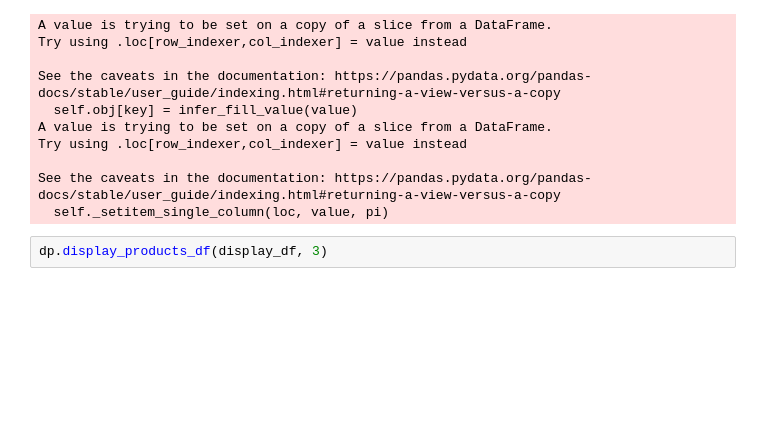
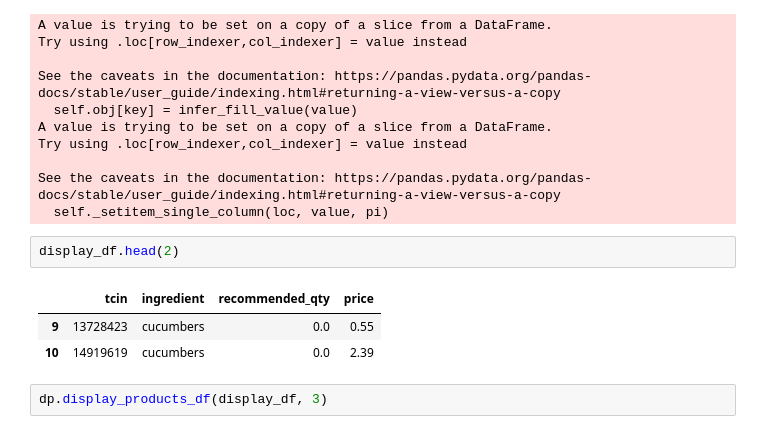
Before and after one commit to dianewoodbridge/target_recipe_project, a Jupyter notebook: code/notebook/testing_framework.ipynb, the cells around one changed output. Drawn from its saved outputs; the diff is of its cells as text; blank space fills up the shorter version.

```diff
--- a/code/notebook/testing_framework.ipynb
+++ b/code/notebook/testing_framework.ipynb
@@ -215,6 +215,12 @@ Try using .loc[row_indexer,col_indexer] = value instead
 
 See the caveats in the documentation: https://pandas.pydata.org/pandas-docs/stable/user_guide/indexing.html#returning-a-view-versus-a-copy
   self._setitem_single_column(loc, value, pi)
+# %%
+display_df.head(2)
+# %% [output]
+|  | tcin | ingredient | recommended_qty | price |
+| 9 | 13728423 | cucumbers | 0.0 | 0.55 |
+| 10 | 14919619 | cucumbers | 0.0 | 2.39 |
 # %%
 dp.display_products_df(display_df, 3)
 # %% [output]
```
Also changed, not shown: parts of 1 cell of this notebook, 4 other files.
